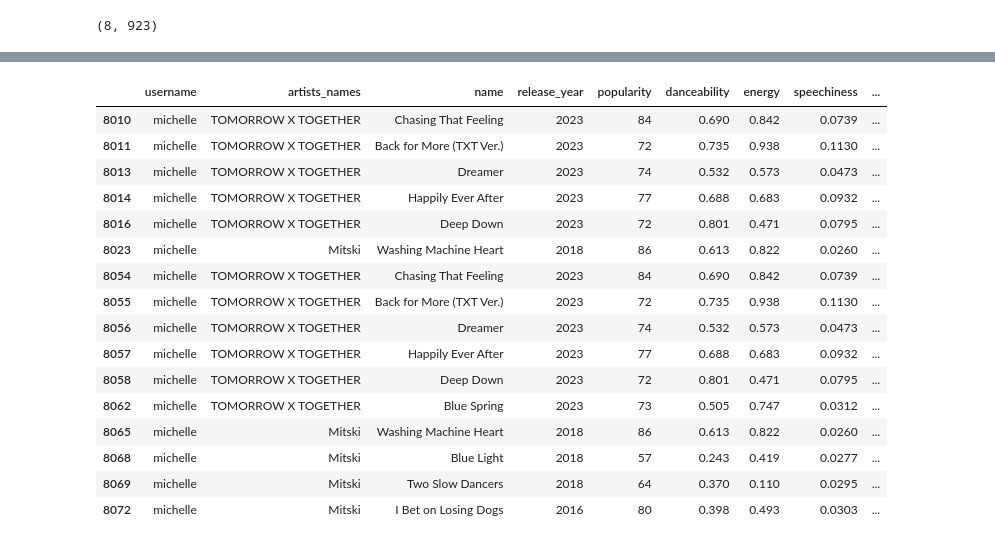
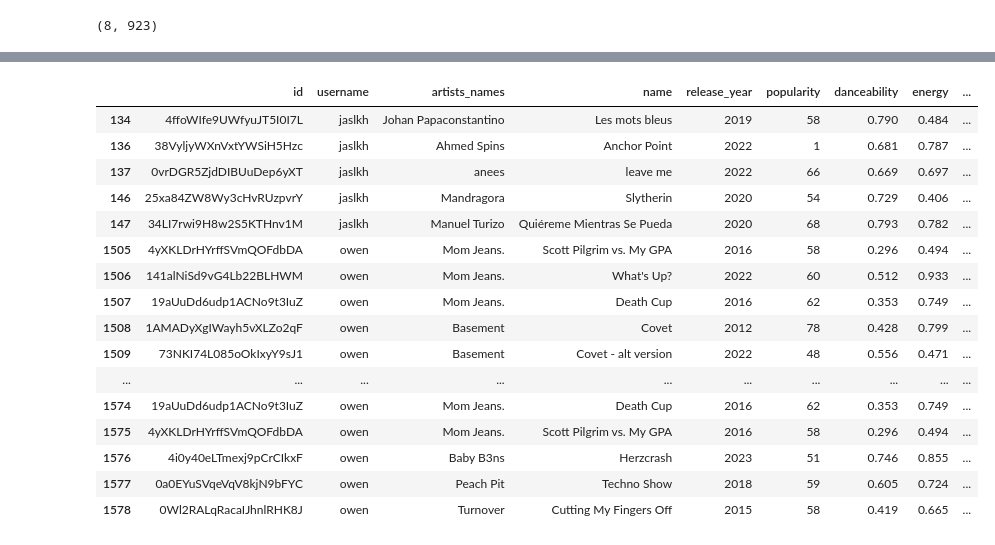
Before and after one commit to owengombas/spotify-recommender, a Jupyter notebook: recommender_logistic_mf.ipynb, the cells around one changed output, grey strips where cells are left out. Saved outputs shown, nothing was run; the diff lists cells and outputs as text; code cells hidden in the pictures.

```diff
--- a/recommender_logistic_mf.ipynb
+++ b/recommender_logistic_mf.ipynb
@@ -125,7 +110,9 @@ class MatrixDataset:
         :param item_col: The item column.
         :param value_col: The value column.
         """
-        assert len(users) == len(items) == len(values), "The length of the users, items and values must be the same."
+        assert (
+            len(users) == len(items) == len(values)
+        ), "The length of the users, items and values must be the same."
 
         for user, item, value in zip(users, items, values):
             self.add_interaction(user, item, value)
@@ -138,5 +125,6 @@ num_items = len(df_matrix_mf["id"].unique())
 # %%
 matrix_mf = MatrixDataset(num_users, num_items)
 matrix_mf.fill_from_df(df_matrix_mf["username"].cat.codes, df_matrix_mf["id"].cat.codes, df_matrix_mf["affinity"])
-matrix_mf.matrix.shape
+R = matrix_mf.matrix
+R
 # %% [output]
@@ -319,0 +340,9 @@ Epoch 100/100, MPR: 0.03317891061306
+# %%
+num_latent = 10
+X, Y, beta_u, beta_i, mprs = train(
+    num_latent=num_latent,
+    lambd=0.1,
+    alpha=alpha,
+    learning_rate=0.1,
+    epochs=100,
+)
@@ -323,7 +378,7 @@ px.line(y=mprs, title="MPR over epochs")
 user_latent = X.detach().numpy()
 item_latent = Y.detach().numpy()
 
-if num_factors <= 3:
+if num_latent <= 3:
     # Add the latent vectors to the dataframe
     df_matrix_mf["user_latent"] = df_matrix_mf["username"].cat.codes.apply(
         lambda x: user_latent[x]
@@ -340,7 +395,7 @@ if num_factors <= 3:
         lambda x: beta_i[x].item()
     )
 
-    for i in range(num_factors):
+    for i in range(num_latent):
         df_matrix_mf[f"user_latent_{i}"] = df_matrix_mf["user_latent"].apply(lambda x: x[i])
         df_matrix_mf[f"latent_{i}"] = df_matrix_mf["item_latent"].apply(lambda x: x[i])
 
@@ -364,42 +419,35 @@ if num_factors <= 3:
     fig.show()
 # %%
 # Choose a user
-user = "michelle"
+user = "jaslkh"
 user_id = convert_to_ids([user], "username")[0]
 
 # Make predictions for the user
-predictions = predict_interaction(X, Y, beta_u, beta_i)
-user_predictions = predictions[user_id]
+predictions = compute_predictions(X, Y, beta_u, beta_i)
 
-# Sort all predictions in descending order
-sorted_indices = torch.argsort(user_predictions, descending=True)
+# Get the top N predictions
+N = 300
+I = torch.argsort(predictions[user_id], descending=True)[:N]
+I = I.detach().numpy()
 
-# Get the top N recommendations
-N = 10
-top_N = sorted_indices[:N].numpy()
-
-# Get the top N recommendations in terms of the original item ids
-top_N_items = retrieve_value_from_ids(top_N, "id")
-
-# Get the top N recommendations in terms of the original item ids
-top_N_items_df = get_df_rows_from_ids(top_N, "id", df_matrix_mf)
-
-top_N_items_df[spoti.PRETTY_PRINT_FEATURES]
+# Get the top 10 predictions
+top_predictions = get_df_rows_from_ids(I, "id", df_matrix_mf)
+top_predictions[["id"] + spoti.PRETTY_PRINT_FEATURES][130:].head(50)
 # %% [output]
-|  | username | artists_names | name | release_year | popularity | danceability | energy | speechiness | ... |
-| 8010 | michelle | TOMORROW X TOGETHER | Chasing That Feeling | 2023 | 84 | 0.690 | 0.842 | 0.0739 | ... |
-| 8011 | michelle | TOMORROW X TOGETHER | Back for More (TXT Ver.) | 2023 | 72 | 0.735 | 0.938 | 0.1130 | ... |
-| 8013 | michelle | TOMORROW X TOGETHER | Dreamer | 2023 | 74 | 0.532 | 0.573 | 0.0473 | ... |
-| 8014 | michelle | TOMORROW X TOGETHER | Happily Ever After | 2023 | 77 | 0.688 | 0.683 | 0.0932 | ... |
-| 8016 | michelle | TOMORROW X TOGETHER | Deep Down | 2023 | 72 | 0.801 | 0.471 | 0.0795 | ... |
-| 8023 | michelle | Mitski | Washing Machine Heart | 2018 | 86 | 0.613 | 0.822 | 0.0260 | ... |
-| 8054 | michelle | TOMORROW X TOGETHER | Chasing That Feeling | 2023 | 84 | 0.690 | 0.842 | 0.0739 | ... |
-| 8055 | michelle | TOMORROW X TOGETHER | Back for More (TXT Ver.) | 2023 | 72 | 0.735 | 0.938 | 0.1130 | ... |
-| 8056 | michelle | TOMORROW X TOGETHER | Dreamer | 2023 | 74 | 0.532 | 0.573 | 0.0473 | ... |
-| 8057 | michelle | TOMORROW X TOGETHER | Happily Ever After | 2023 | 77 | 0.688 | 0.683 | 0.0932 | ... |
-| 8058 | michelle | TOMORROW X TOGETHER | Deep Down | 2023 | 72 | 0.801 | 0.471 | 0.0795 | ... |
-| 8062 | michelle | TOMORROW X TOGETHER | Blue Spring | 2023 | 73 | 0.505 | 0.747 | 0.0312 | ... |
-| 8065 | michelle | Mitski | Washing Machine Heart | 2018 | 86 | 0.613 | 0.822 | 0.0260 | ... |
-| 8068 | michelle | Mitski | Blue Light | 2018 | 57 | 0.243 | 0.419 | 0.0277 | ... |
-| 8069 | michelle | Mitski | Two Slow Dancers | 2018 | 64 | 0.370 | 0.110 | 0.0295 | ... |
-| 8072 | michelle | Mitski | I Bet on Losing Dogs | 2016 | 80 | 0.398 | 0.493 | 0.0303 | ... |
+|  | id | username | artists_names | name | release_year | popularity | danceability | energy | ... |
+| 134 | 4ffoWIfe9UWfyuJT5I0I7L | jaslkh | Johan Papaconstantino | Les mots bleus | 2019 | 58 | 0.790 | 0.484 | ... |
+| 136 | 38VyljyWXnVxtYWSiH5Hzc | jaslkh | Ahmed Spins | Anchor Point | 2022 | 1 | 0.681 | 0.787 | ... |
+| 137 | 0vrDGR5ZjdDIBUuDep6yXT | jaslkh | anees | leave me | 2022 | 66 | 0.669 | 0.697 | ... |
+| 146 | 25xa84ZW8Wy3cHvRUzpvrY | jaslkh | Mandragora | Slytherin | 2020 | 54 | 0.729 | 0.406 | ... |
+| 147 | 34LI7rwi9H8w2S5KTHnv1M | jaslkh | Manuel Turizo | Quiéreme Mientras Se Pueda | 2020 | 68 | 0.793 | 0.782 | ... |
+| 1505 | 4yXKLDrHYrffSVmQOFdbDA | owen | Mom Jeans. | Scott Pilgrim vs. My GPA | 2016 | 58 | 0.296 | 0.494 | ... |
+| 1506 | 141alNiSd9vG4Lb22BLHWM | owen | Mom Jeans. | What's Up? | 2022 | 60 | 0.512 | 0.933 | ... |
+| 1507 | 19aUuDd6udp1ACNo9t3IuZ | owen | Mom Jeans. | Death Cup | 2016 | 62 | 0.353 | 0.749 | ... |
+| 1508 | 1AMADyXgIWayh5vXLZo2qF | owen | Basement | Covet | 2012 | 78 | 0.428 | 0.799 | ... |
+| 1509 | 73NKI74L085oOkIxyY9sJ1 | owen | Basement | Covet - alt version | 2022 | 48 | 0.556 | 0.471 | ... |
+| ... | ... | ... | ... | ... | ... | ... | ... | ... | ... |
+| 1574 | 19aUuDd6udp1ACNo9t3IuZ | owen | Mom Jeans. | Death Cup | 2016 | 62 | 0.353 | 0.749 | ... |
+| 1575 | 4yXKLDrHYrffSVmQOFdbDA | owen | Mom Jeans. | Scott Pilgrim vs. My GPA | 2016 | 58 | 0.296 | 0.494 | ... |
+| 1576 | 4i0y40eLTmexj9pCrCIkxF | owen | Baby B3ns | Herzcrash | 2023 | 51 | 0.746 | 0.855 | ... |
+| 1577 | 0a0EYuSVqeVqV8kjN9bFYC | owen | Peach Pit | Techno Show | 2018 | 59 | 0.605 | 0.724 | ... |
+| 1578 | 0Wl2RALqRacaIJhnlRHK8J | owen | Turnover | Cutting My Fingers Off | 2015 | 58 | 0.419 | 0.665 | ... |
```
Also changed, not shown: parts of 17 cells of this notebook.
